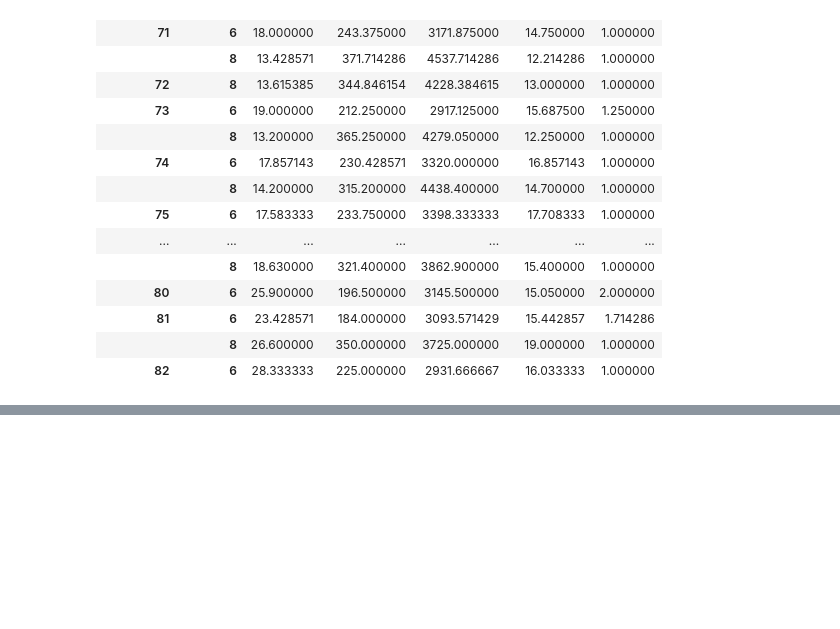
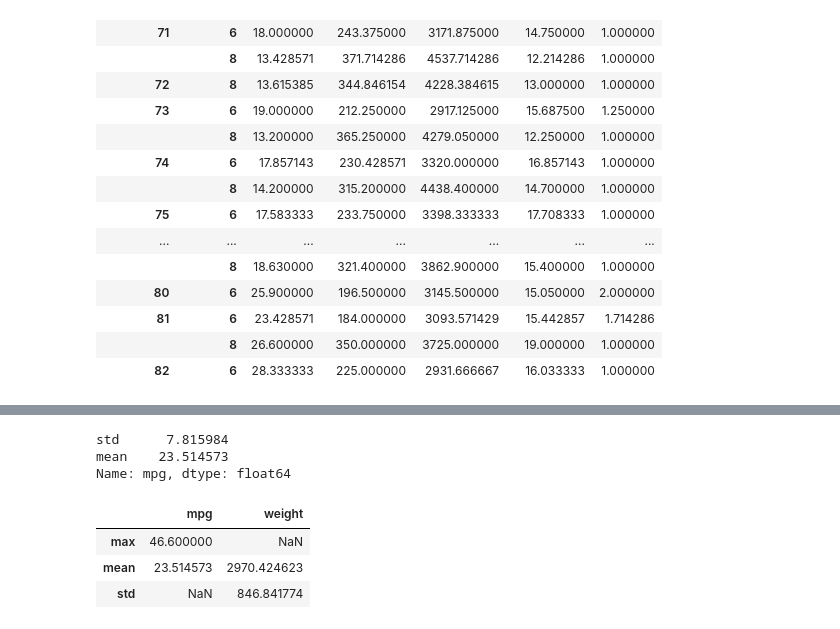
Before and after one commit to aharo24/machine-learning-jupyternotebook, a Jupyter notebook: Pandas/GroupBy.ipynb, the cells around one changed output, grey strips where cells are left out. Cells and saved outputs as stored; diff of their text form; code cells hidden in the pictures; blank space fills up the shorter version.

```diff
--- a/Pandas/GroupBy.ipynb
+++ b/Pandas/GroupBy.ipynb
@@ -214,0 +273,13 @@ df[ df['cylinders'].isin([6,8]) ].groupby(['model_year','cylinders']).mean()
+# %%
+df.agg(['std', 'mean'] ) ['mpg']
+# %% [output]
+std      7.815984
+mean    23.514573
+Name: mpg, dtype: float64
+# %%
+df.agg( {'mpg':['max','mean'], 'weight':['mean','std'] })
+# %% [output]
+|  | mpg | weight |
+| max | 46.600000 | NaN |
+| mean | 23.514573 | 2970.424623 |
+| std | NaN | 846.841774 |
```
Also changed, not shown: parts of 3 cells of this notebook, 1 other file.
